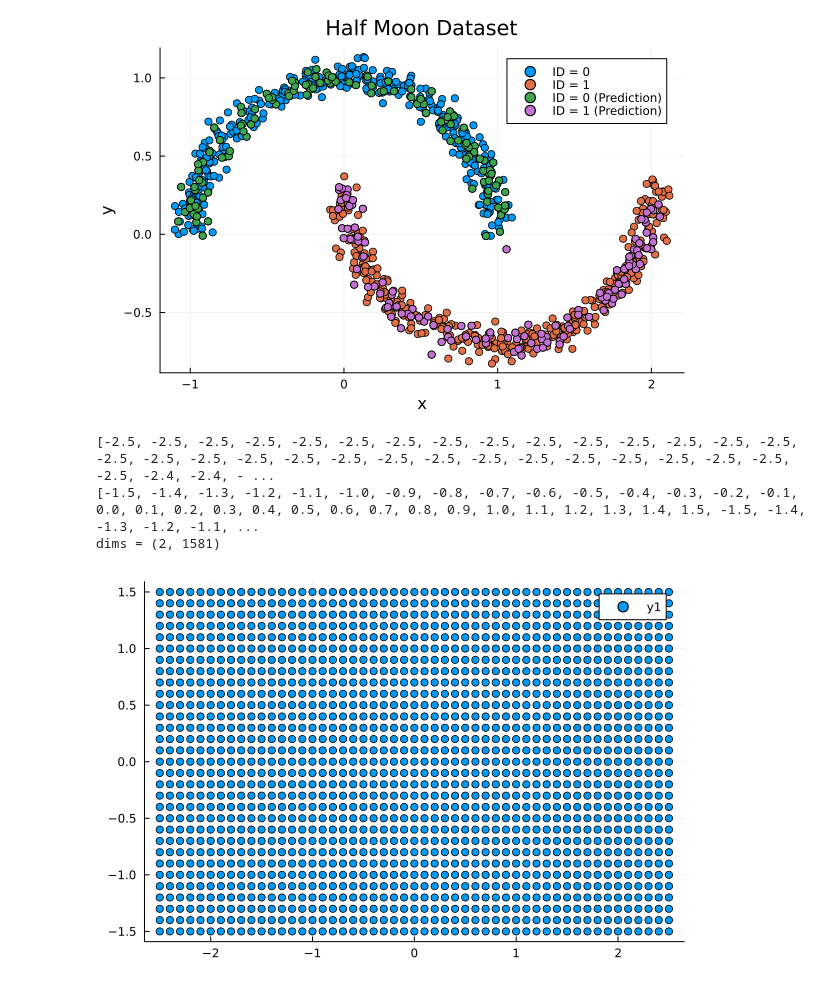
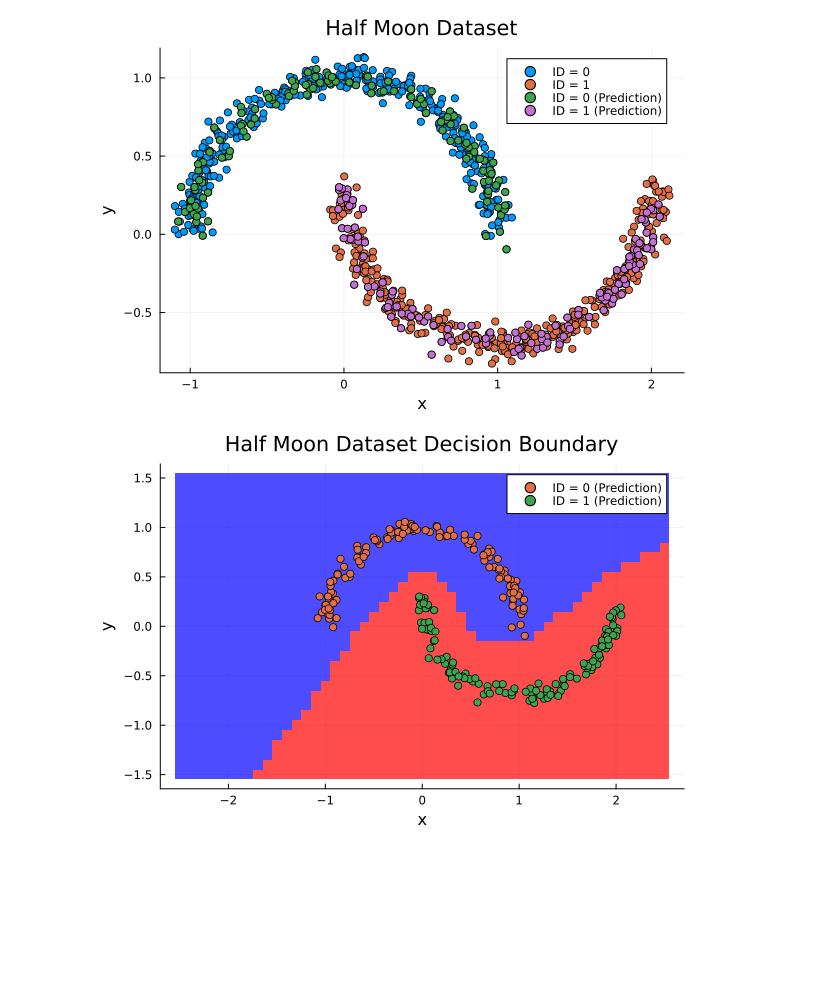
Before and after one commit to Sam-Norcross/Neural-Network, a Jupyter notebook: Datasets/DatasetUtils/HalfMoonDatasetVisualization.ipynb, the cells around one changed output. Cells and saved outputs as stored; diff of their text form; code cells hidden in the pictures; blank space fills up the shorter version.

Commit message:
Further updates to classification architecture and Julia visualization

```diff
--- a/Datasets/DatasetUtils/HalfMoonDatasetVisualization.ipynb
+++ b/Datasets/DatasetUtils/HalfMoonDatasetVisualization.ipynb
@@ -28,3 +30,23 @@ moon1Predictions = subset(predictionsDF, :id => ByRow(x -> x == 1));
+# %%
+# Format data
+
+# Validation data
+moonID = round.(Int, moonID)
+
+predictionsDF = DataFrame([moonX moonY moonID], [:x, :y, :id])
+
+moon0Predictions = subset(predictionsDF, :id => ByRow(x -> x == 0))
+moon1Predictions = subset(predictionsDF, :id => ByRow(x -> x == 1));
+
+
+
+# Decision boundary grid
+gridPredictions = round.(Int, gridPredictions)
+
+gridDF = DataFrame([inputX inputY gridPredictions], [:x, :y, :id])
+
+grid0DF = subset(gridDF, :id => ByRow(x -> x == 0))
+grid1DF = subset(gridDF, :id => ByRow(x -> x == 1));
 # %%
 # Plot data
 
@@ -46,31 +68,18 @@ display(p)
 # %% [output]
 [figure]
-# %%
-# Generate grid to plot decision boundary
-
-h = 0.1
-xVals = -2.5:h:2.5
-yVals = -1.5:h:1.5
-
-i = 1
-pts = zeros(2, length(xVals) * length(yVals))
-for x in xVals
-    for y in yVals
-
-        pts[1, i] = x
-        pts[2, i] = y
-        i += 1
-    end
-end
-
-println(pts[1, :])
-println(pts[2, :])
-
-print("dims = " * string(size(pts)))
-
-scatter(pts[1, :], pts[2, :])
-# %% [output]
-[-2.5, -2.5, -2.5, -2.5, -2.5, -2.5, -2.5, -2.5, -2.5, -2.5, -2.5, -2.5, -2.5, -2.5, -2.5, -2.5, -2.5, -2.5, -2.5, -2.5, -2.5, -2.5, -2.5, -2.5, -2.5, -2.5, -2.5, -2.5, -2.5, -2.5, -2.5, -2.4, -2.4, - ...
-[-1.5, -1.4, -1.3, -1.2, -1.1, -1.0, -0.9, -0.8, -0.7, -0.6, -0.5, -0.4, -0.3, -0.2, -0.1, 0.0, 0.1, 0.2, 0.3, 0.4, 0.5, 0.6, 0.7, 0.8, 0.9, 1.0, 1.1, 1.2, 1.3, 1.4, 1.5, -1.5, -1.4, -1.3, -1.2, -1.1, ...
-dims = (2, 1581)
-[figure, removed]
+# %%
+# Format data into a matrix for heatmap plotting
+xPts = -2.5:.1:2.5
+yPts = -1.5:.1:1.5
+
+predictionMat = reshape(gridPredictions, length(xPts), length(yPts))'
+
+p2 = heatmap(xPts, yPts, predictionMat; color=cgrad([:blue, :red]; alpha=0.7), cb=false)
+scatter!(moon0Predictions.x, moon0Predictions.y; label = "ID = 0 (Prediction)")
+scatter!(moon1Predictions.x, moon1Predictions.y; label = "ID = 1 (Prediction)")
+xaxis!("x")
+yaxis!("y")
+title!("Half Moon Dataset Decision Boundary")
+display(p2)
+# %% [output]
+[figure, added]
```
Also changed, not shown: parts of 2 cells of this notebook, 1 other file.
